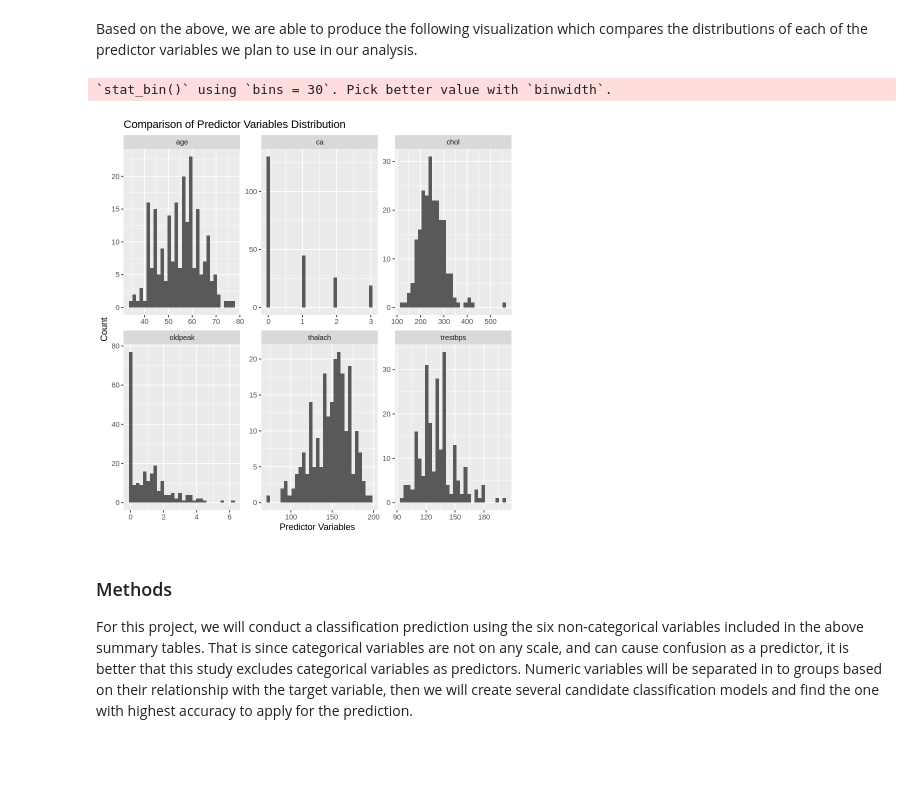
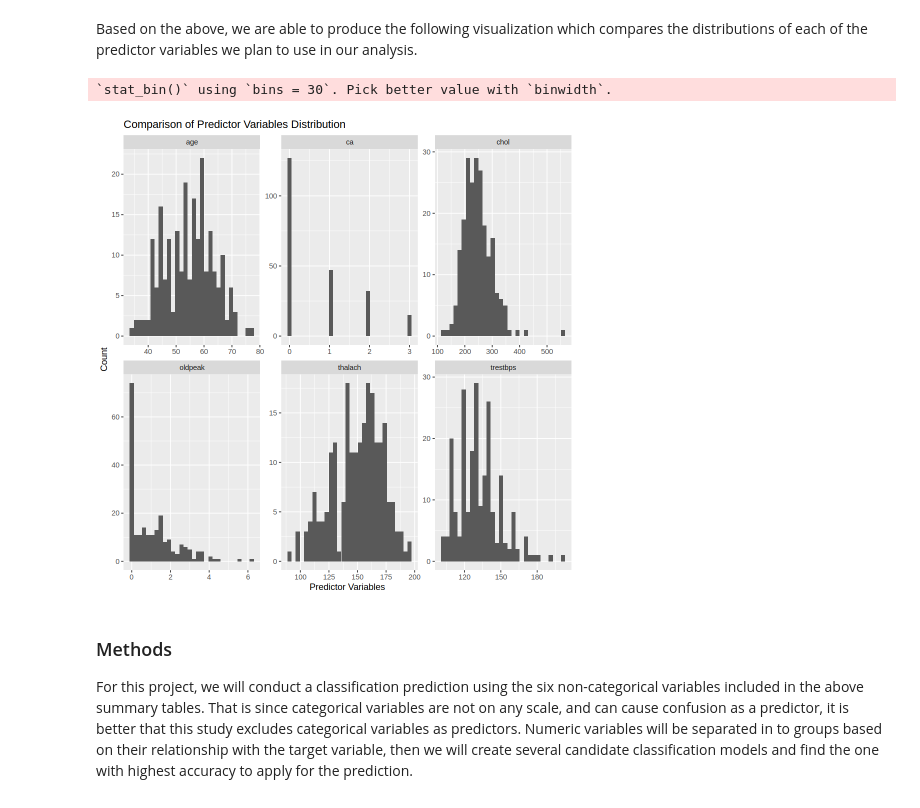
Before and after one commit to Mikeee12138/Group-Project-dsci100, a Jupyter notebook: Proposal.ipynb, the cells around one changed output. Cells and saved outputs as stored; diff of their text form; code cells hidden in the pictures; blank space fills up the shorter version.

```diff
--- a/Proposal.ipynb
+++ b/Proposal.ipynb
@@ -158,19 +158,21 @@ A tibble: 1 × 7
 # %% [markdown]
 Based on the above, we are able to produce the following visualization which compares the distributions of each of the predictor variables we plan to use in our analysis.
 # %%
+options(repr.plot.width = 8, repr.plot.height = 8)
+
 heart_disease_train_predict <- select(heart_disease_train_filtered, age, trestbps, chol, thalach, oldpeak, ca)
 
 long_data <- pivot_longer(heart_disease_train_predict, cols = everything(), names_to = "predictor_variables", values_to = "value")
 
 heart_disease_train_hist <- ggplot(long_data, aes(x = value)) +
     geom_histogram(position = "identity") +
     facet_wrap(~predictor_variables, scales = "free") +
     labs(title = "Comparison of Predictor Variables Distribution", x = "Predictor Variables", y = "Count")
 
 heart_disease_train_hist
 # %% [output]
 `stat_bin()` using `bins = 30`. Pick better value with `binwidth`.
-[figure, old version]
+[figure, new version]
 # %% [markdown]
 ### Methods
 For this project, we will conduct a classification prediction using the six non-categorical variables included in the above summary tables. That is since categorical variables are not on any scale, and can cause confusion as a predictor, it is better that this
```
Also changed, not shown: parts of 5 cells of this notebook.
